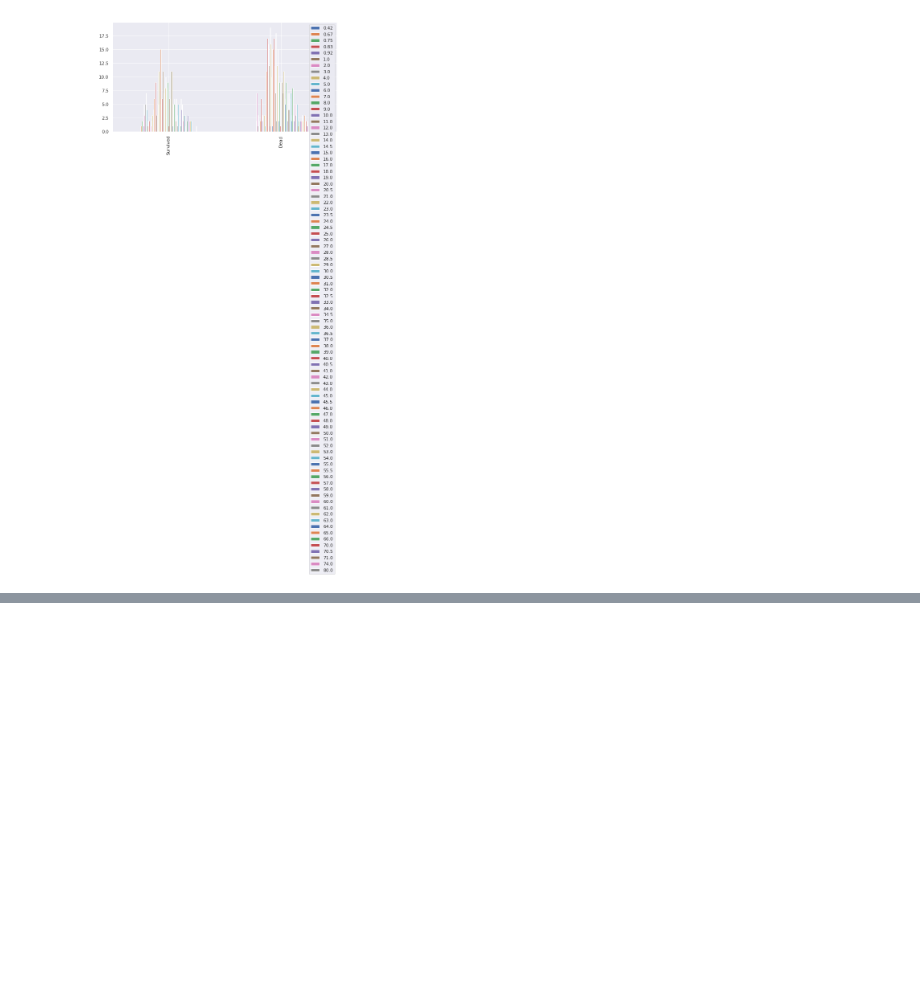
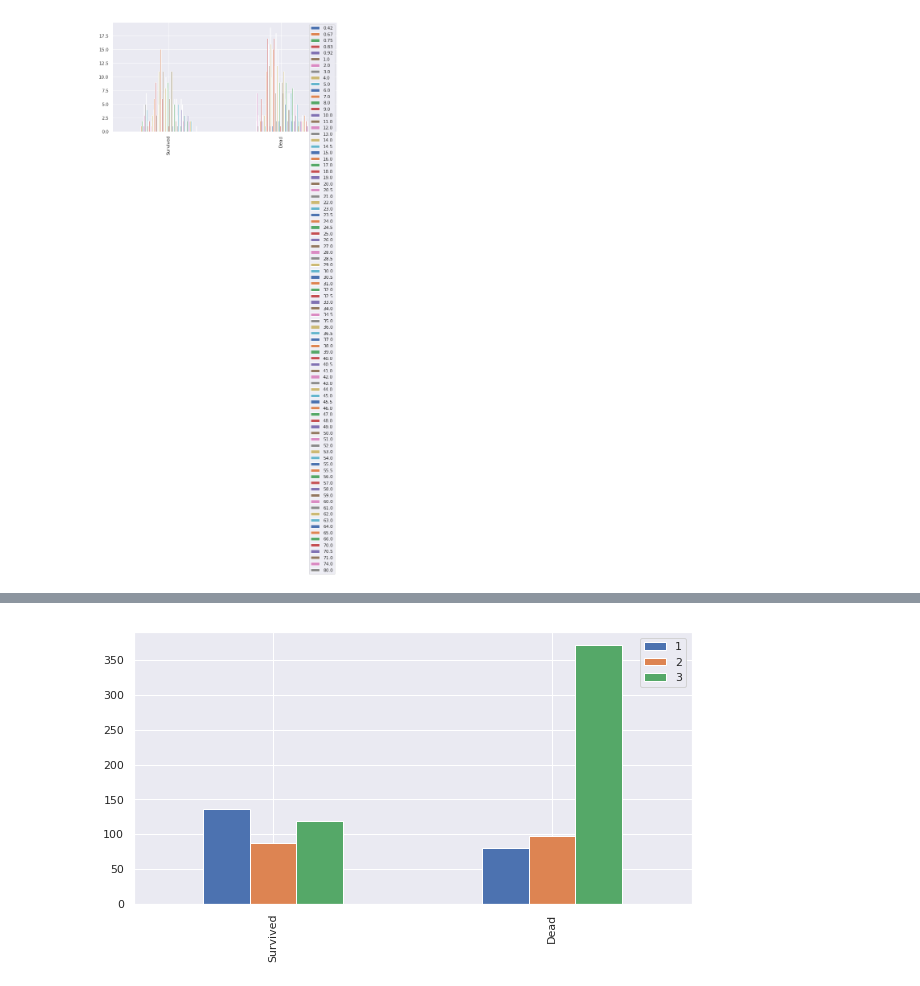
Before and after one commit to SkinkaDS/Titanic, a Jupyter notebook: thaynnara/titanic.ipynb, the cells around one changed output, grey strips where cells are left out. Drawn from its saved outputs; the diff is of its cells as text; code cells hidden in the pictures; blank space fills up the shorter version.

```diff
--- a/thaynnara/titanic.ipynb
+++ b/thaynnara/titanic.ipynb
@@ -224,0 +229,4 @@ bar_chart("Age", False)
+# %%
+bar_chart("Pclass", False)
+# %% [output]
+[figure, added]
```
Also changed, not shown: parts of 3 cells of this notebook.
